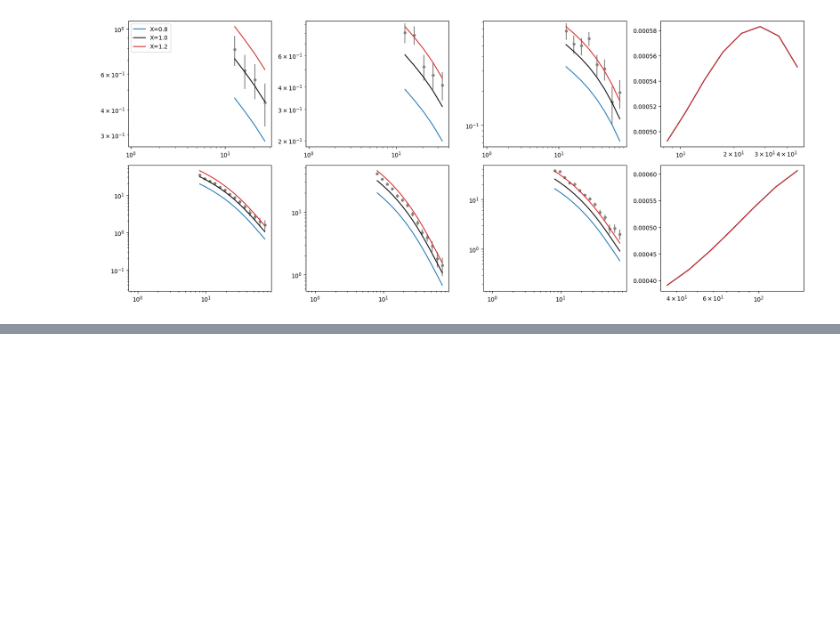
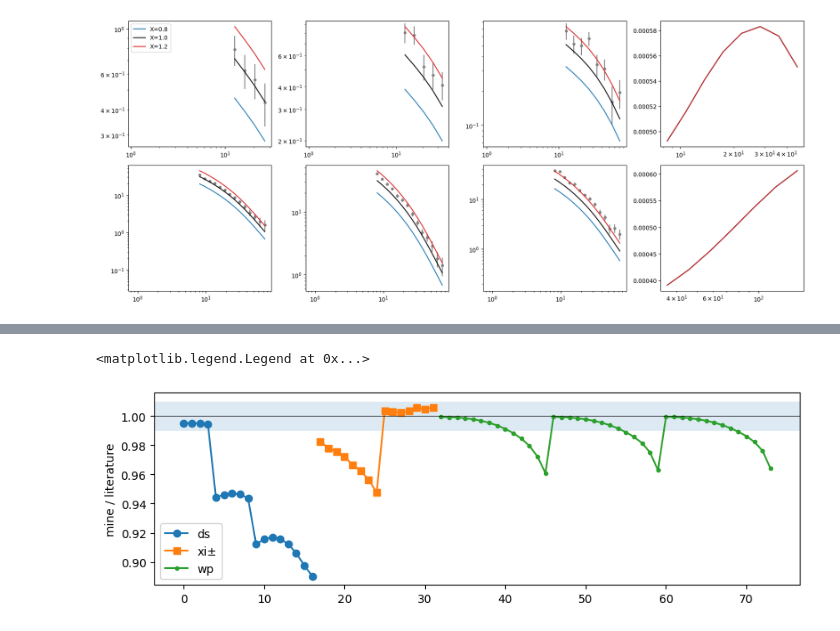
Before and after one commit to stone0624/cosmic_S8_project, a Jupyter notebook: notebooks/theory_vector_notebook_ver2.ipynb, the cells around one changed output, grey strips where cells are left out. Cells and saved outputs as stored; diff of their text form; code cells hidden in the pictures; blank space fills up the shorter version.

```diff
--- a/notebooks/theory_vector_notebook_ver2.ipynb
+++ b/notebooks/theory_vector_notebook_ver2.ipynb
@@ -415,0 +416,12 @@ avg of each point:  0.5410502132659394
+# %%
+# mine/lit for each block
+sig_xi = sig[guess=='xi']
+plt.figure(figsize=(10,3))
+plt.plot(m_mine[:n_ds]/sig[guess=='ds'], 'o-', label='ds')
+plt.plot(np.arange(n_ds, n_ds+15), m_mine[n_ds:n_ds+15]/sig_xi, 's-', label='xi±')
+plt.plot(np.arange(n_ds+15, 74), m_mine[-n_wp:]/sig[guess=='wp'], '.-', label='wp')
+plt.axhline(1, c='k', lw=.5); plt.axhspan(0.99, 1.01, alpha=.15)
+plt.ylabel('mine / literature'); plt.legend()
+# %% [output]
+<matplotlib.legend.Legend at 0x...>
+[figure, added]
```
Also changed, not shown: parts of 3 cells of this notebook.
